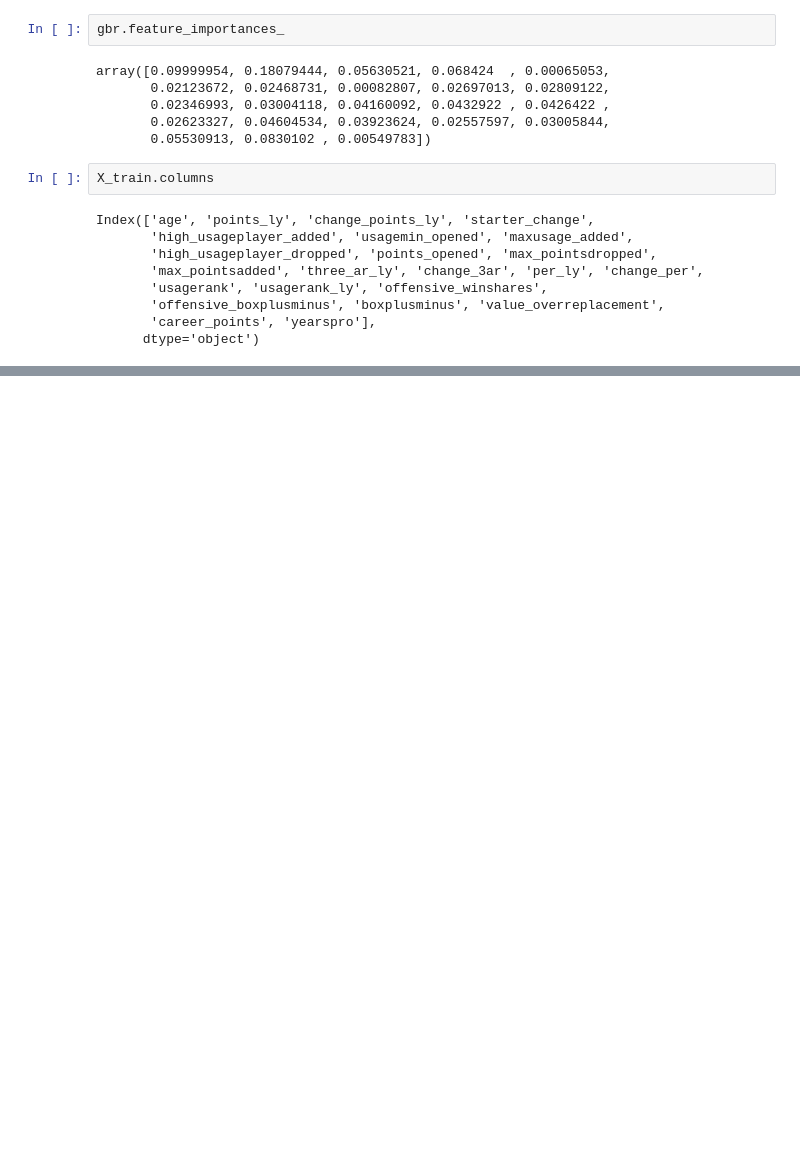
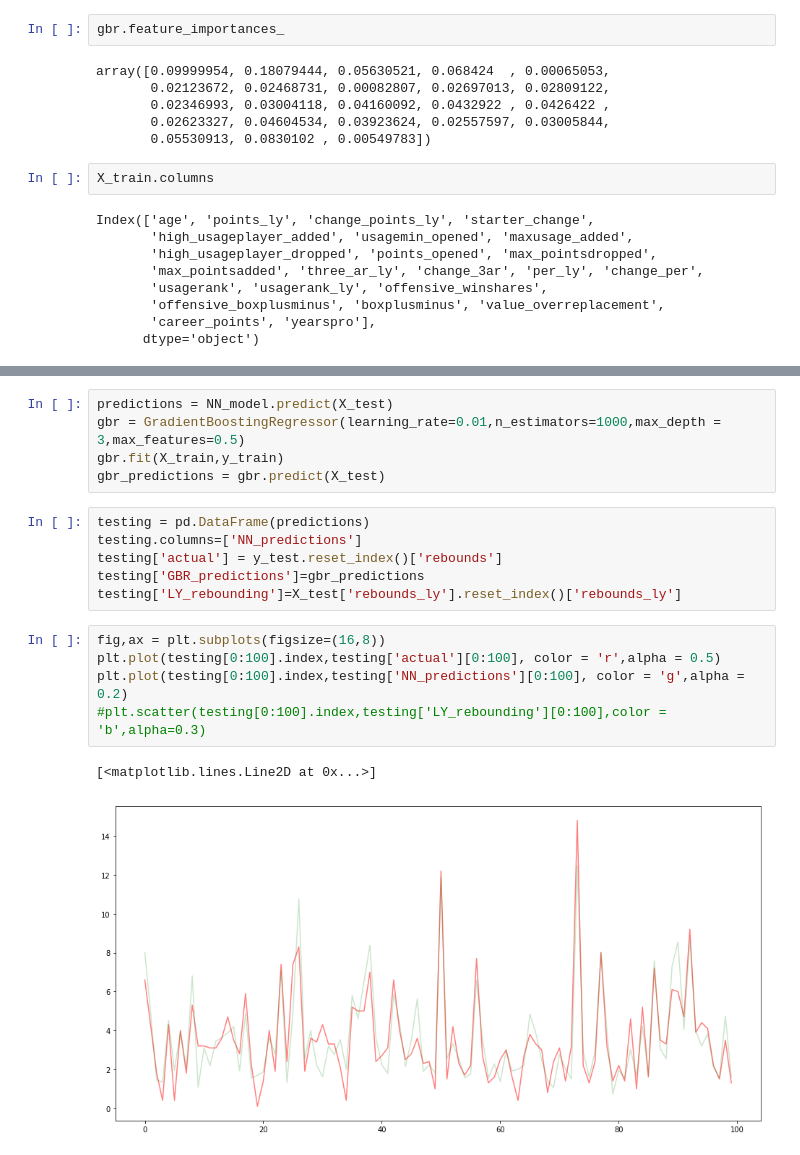
Before and after one commit to RCheer3/Fantasy-Basketball-Capstone-Project, a Jupyter notebook: Test code/Creating ranking system.ipynb, the cells around one changed output, grey strips where cells are left out. Drawn from its saved outputs; the diff is of its cells as text; blank space fills up the shorter version.

```diff
--- a/Test code/Creating ranking system.ipynb
+++ b/Test code/Creating ranking system.ipynb
@@ -917,0 +949,19 @@ points_df.columns = ['season','player','age','team','rebounds','rebounds_ly','ch
+# %%
+predictions = NN_model.predict(X_test)
+gbr = GradientBoostingRegressor(learning_rate=0.01,n_estimators=1000,max_depth = 3,max_features=0.5)
+gbr.fit(X_train,y_train)
+gbr_predictions = gbr.predict(X_test)
+# %%
+testing = pd.DataFrame(predictions)
+testing.columns=['NN_predictions']
+testing['actual'] = y_test.reset_index()['rebounds']
+testing['GBR_predictions']=gbr_predictions
+testing['LY_rebounding']=X_test['rebounds_ly'].reset_index()['rebounds_ly']
+# %%
+fig,ax = plt.subplots(figsize=(16,8))
+plt.plot(testing[0:100].index,testing['actual'][0:100], color = 'r',alpha = 0.5)
+plt.plot(testing[0:100].index,testing['NN_predictions'][0:100], color = 'g',alpha = 0.2)
+#plt.scatter(testing[0:100].index,testing['LY_rebounding'][0:100],color = 'b',alpha=0.3)
+# %% [output]
+[<matplotlib.lines.Line2D at 0x...>]
+[figure, added]
```
Also changed, not shown: parts of 39 cells of this notebook, 1 other file.
